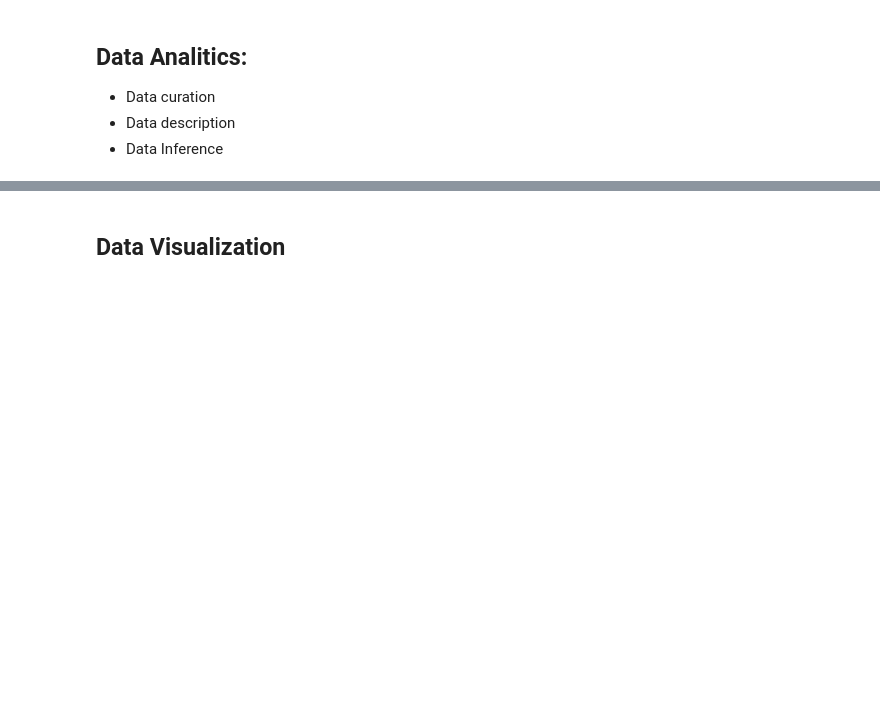
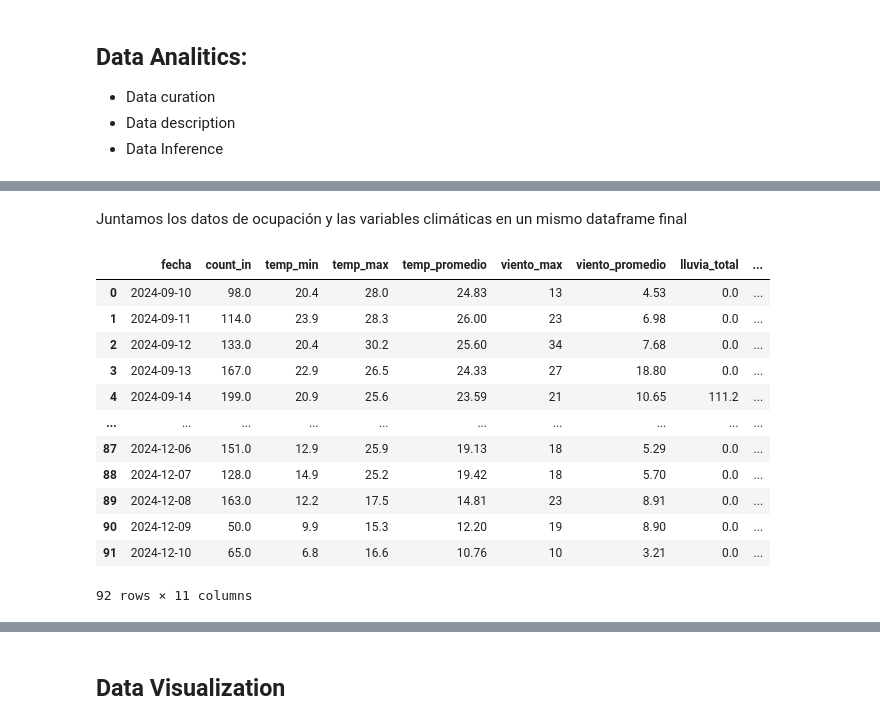
Before and after one commit to hugoloopez/NaturalParkOcuppancy, a Jupyter notebook: obtencion_tratamiento_datos.ipynb, the cells around one changed output, grey strips where cells are left out. Saved outputs shown, nothing was run; the diff lists cells and outputs as text; code cells hidden in the pictures; blank space fills up the shorter version.

```diff
--- a/obtencion_tratamiento_datos.ipynb
+++ b/obtencion_tratamiento_datos.ipynb
@@ -257,0 +271,25 @@ df_ocupacion_dia
+# %%
+meteo = pd.read_csv("data/datos_meteo.csv")
+meteo['timestamp'] = pd.to_datetime(meteo['timestamp'], dayfirst=True)
+
+
+meteo['fecha'] = meteo['timestamp'].dt.date
+
+meteo = meteo.groupby('fecha').agg(
+    temp_min=('temperatura', 'min'),
+    temp_max=('temperatura', 'max'),
+    temp_promedio=('temperatura', 'mean'),
+
+    viento_max=('velocidadviento', 'max'),
+    viento_promedio=('velocidadviento', 'mean'),
+
+    precioutacion_acumulada=('lluvia', 'sum'),
+    duracion_lluvia_min=('lluvia', lambda x: (x > 0).sum() * 5),  # minutos de lluvia
+
+    # Intensidad de lluvia
+    intensidad_max=('intensidadlluvia', 'max'),
+    intensidad_promedio=('intensidadlluvia', 'mean')
+).reset_index()
+
+meteo = meteo.round(2)
+meteo
@@ -257,0 +310,2 @@ df_ocupacion_dia
+# %% [markdown]
+Juntamos los datos de ocupación y las variables climáticas en un mismo dataframe final
@@ -257,0 +314,16 @@ df_ocupacion_dia
+# %%
+df
+# %% [output]
+|  | fecha | count_in | temp_min | temp_max | temp_promedio | viento_max | viento_promedio | lluvia_total | ... |
+| 0 | 2024-09-10 | 98.0 | 20.4 | 28.0 | 24.83 | 13 | 4.53 | 0.0 | ... |
+| 1 | 2024-09-11 | 114.0 | 23.9 | 28.3 | 26.00 | 23 | 6.98 | 0.0 | ... |
+| 2 | 2024-09-12 | 133.0 | 20.4 | 30.2 | 25.60 | 34 | 7.68 | 0.0 | ... |
+| 3 | 2024-09-13 | 167.0 | 22.9 | 26.5 | 24.33 | 27 | 18.80 | 0.0 | ... |
+| 4 | 2024-09-14 | 199.0 | 20.9 | 25.6 | 23.59 | 21 | 10.65 | 111.2 | ... |
+| ... | ... | ... | ... | ... | ... | ... | ... | ... | ... |
+| 87 | 2024-12-06 | 151.0 | 12.9 | 25.9 | 19.13 | 18 | 5.29 | 0.0 | ... |
+| 88 | 2024-12-07 | 128.0 | 14.9 | 25.2 | 19.42 | 18 | 5.70 | 0.0 | ... |
+| 89 | 2024-12-08 | 163.0 | 12.2 | 17.5 | 14.81 | 23 | 8.91 | 0.0 | ... |
+| 90 | 2024-12-09 | 50.0 | 9.9 | 15.3 | 12.20 | 19 | 8.90 | 0.0 | ... |
+| 91 | 2024-12-10 | 65.0 | 6.8 | 16.6 | 10.76 | 10 | 3.21 | 0.0 | ... |
+92 rows × 11 columns
```
Also changed, not shown: parts of 12 cells of this notebook, 1 other file.
